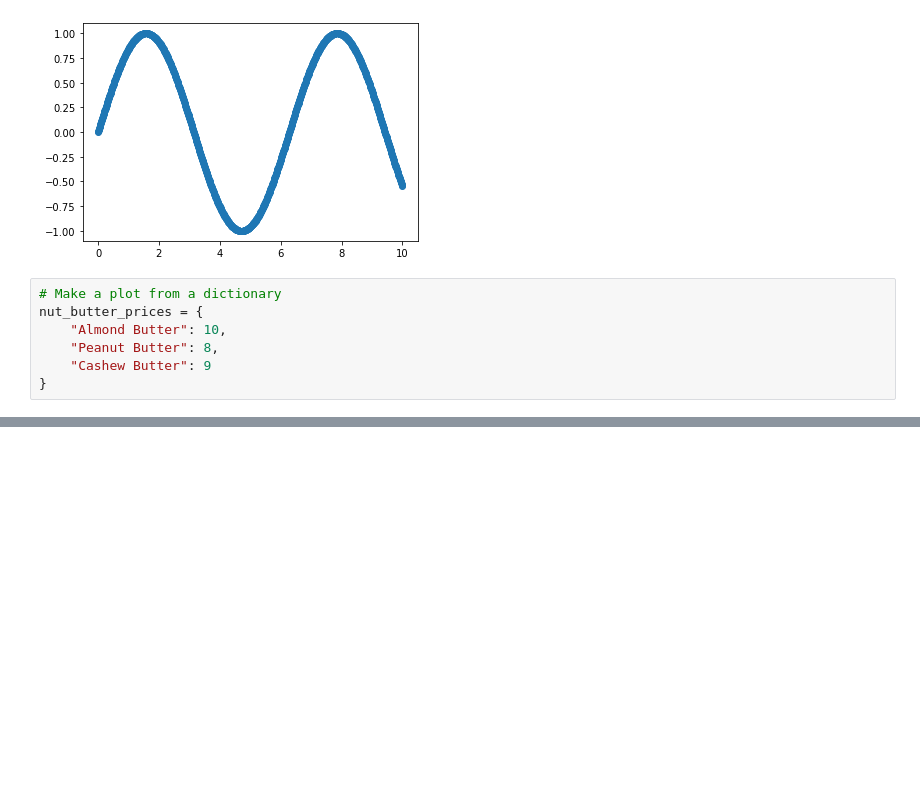
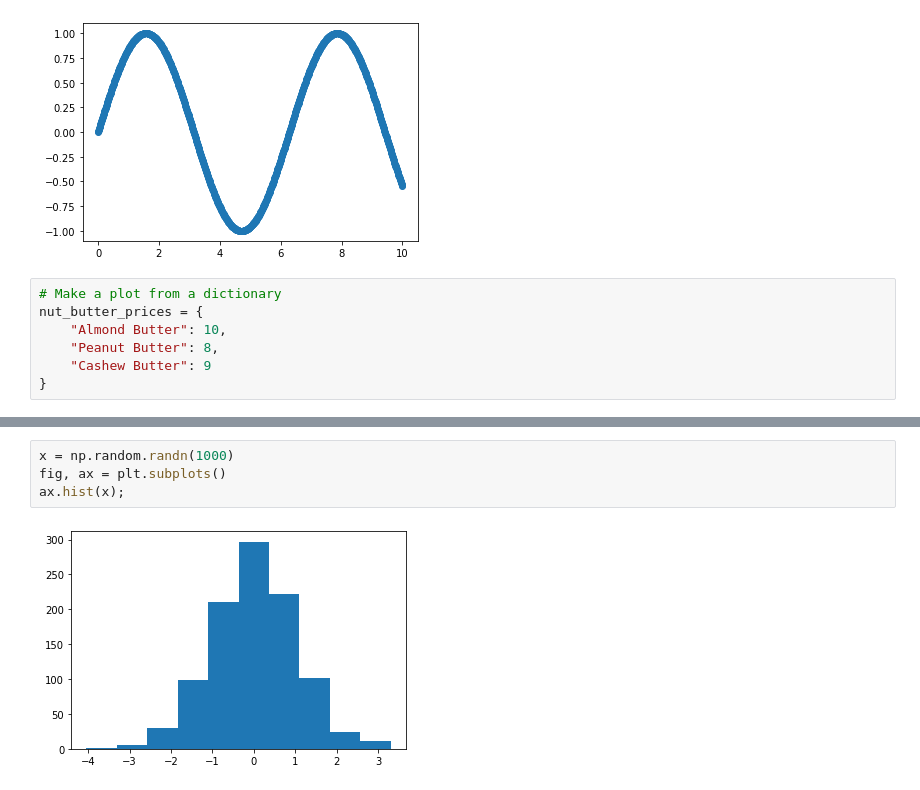
Before and after one commit to mainaliashish/ml-projects, a Jupyter notebook: matlab-practice/practice-matlab.ipynb, the cells around one changed output, grey strips where cells are left out. Cells and saved outputs as stored; diff of their text form; blank space fills up the shorter version.

```diff
--- a/matlab-practice/practice-matlab.ipynb
+++ b/matlab-practice/practice-matlab.ipynb
@@ -118,0 +121,6 @@ ax.set(title="Butter Prices", xlabel="Butter Names", ylabel="P")
+# %%
+x = np.random.randn(1000)
+fig, ax = plt.subplots()
+ax.hist(x);
+# %% [output]
+[figure, added]
```
Also changed, not shown: parts of 4 cells of this notebook.
